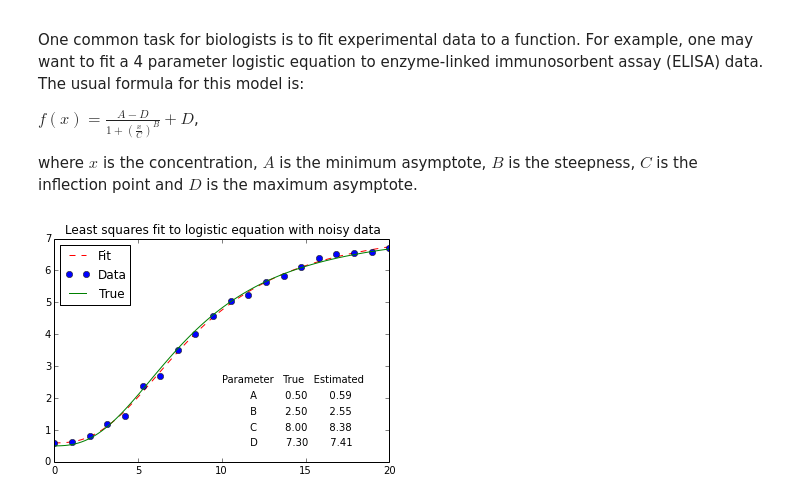
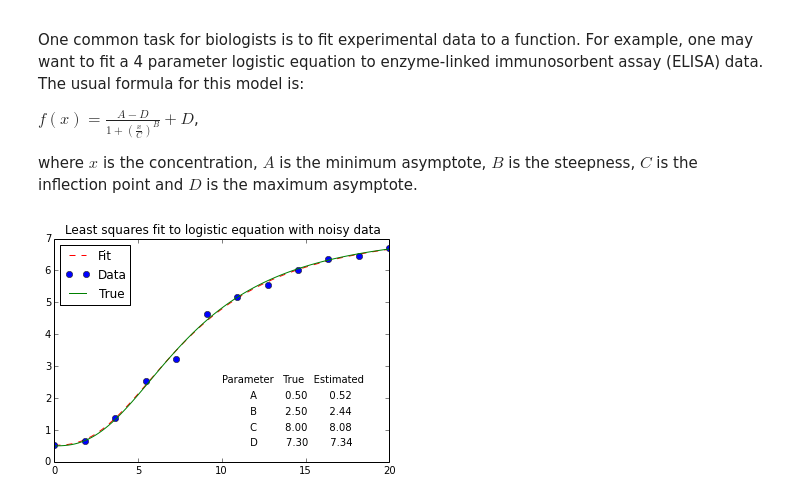
Before and after one commit to schryer/python_course_material, a Jupyter notebook: notebooks/7_introduction_to_sequence_alignment_Entrez_and_curve_fitting.ipynb, the cells around one changed output. Cells and saved outputs as stored; diff of their text form; code cells hidden in the pictures.

```diff
--- a/notebooks/7_introduction_to_sequence_alignment_Entrez_and_curve_fitting.ipynb
+++ b/notebooks/7_introduction_to_sequence_alignment_Entrez_and_curve_fitting.ipynb
@@ -185,36 +185,36 @@ def residuals(parameters, x, y):
 
 # Make up some data for fitting and add noise
 # In practice, y_meas would be read in from a file
-x_measured = np.linspace(0, 20, 20)
+x_measured = np.linspace(0, 20, 12)
 x_true = np.linspace(0, 20, 100)
 
 # True parameter values
 A, B, C, D = true_parameters = 0.5, 2.5, 8, 7.3
 y_true = logistic4(x_true, *true_parameters)#A, B, C, D)
 
 # Simulated measurements of data.
 y_measured = logistic4(x_measured, *true_parameters) + 0.1 * np.random.randn(len(x_measured))
 
 # Initial guess for parameters
 initial_parameters = [0, 1, 1, 1]
 
 # Fit equation using least squares optimization
-leastsq_output = leastsq(residuals, initial_parameters, args=(x_measured, y_measured))
+leastsq_output = leastsq(residuals, initial_parameters, full_output=True, args=(x_measured, y_measured))
 
 # Plot results
 plt.plot(x_true, logistic4(x_true, *leastsq_output[0]), 'r--')
 plt.plot(x_measured, y_measured, 'bo')
 plt.plot(x_true, y_true, 'g-')
 plt.title('Least squares fit to logistic equation with noisy data')
 plt.legend(['Fit', 'Data', 'True'], loc='upper left')
 
 plt.text(10, 2.5, 'Parameter   True   Estimated')
 for index, estimated_value in enumerate(leastsq_output[0]):
     param_key = 'ABCD'[index]
     true_value = true_parameters[index]
     plot_text = '{:>10} {:>12.2f} {:>10.2f}'.format(param_key, true_value, estimated_value)
     plt.text(10, 2-index*0.5, plot_text)
 
 plt.show()
 # %% [output]
-[figure, old version]
+[figure, new version]
```
Also changed, not shown: parts of 11 cells of this notebook, 9 other files.
